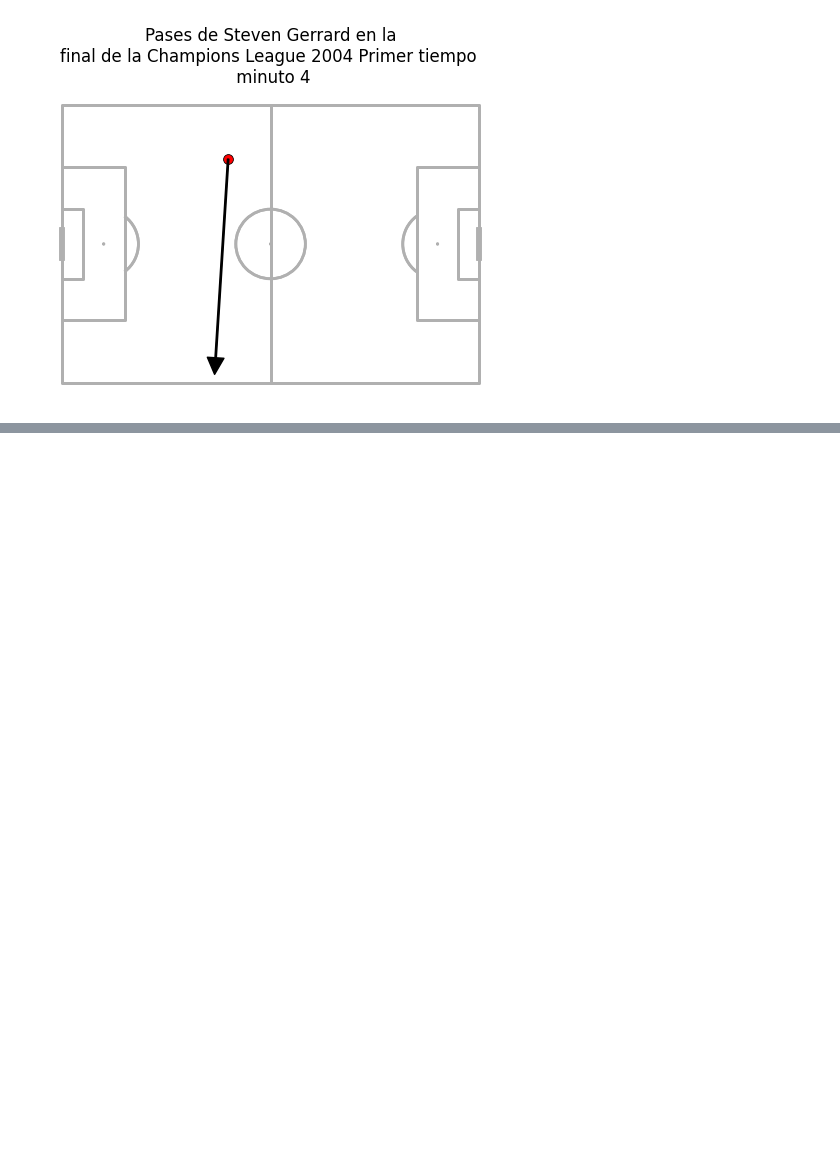
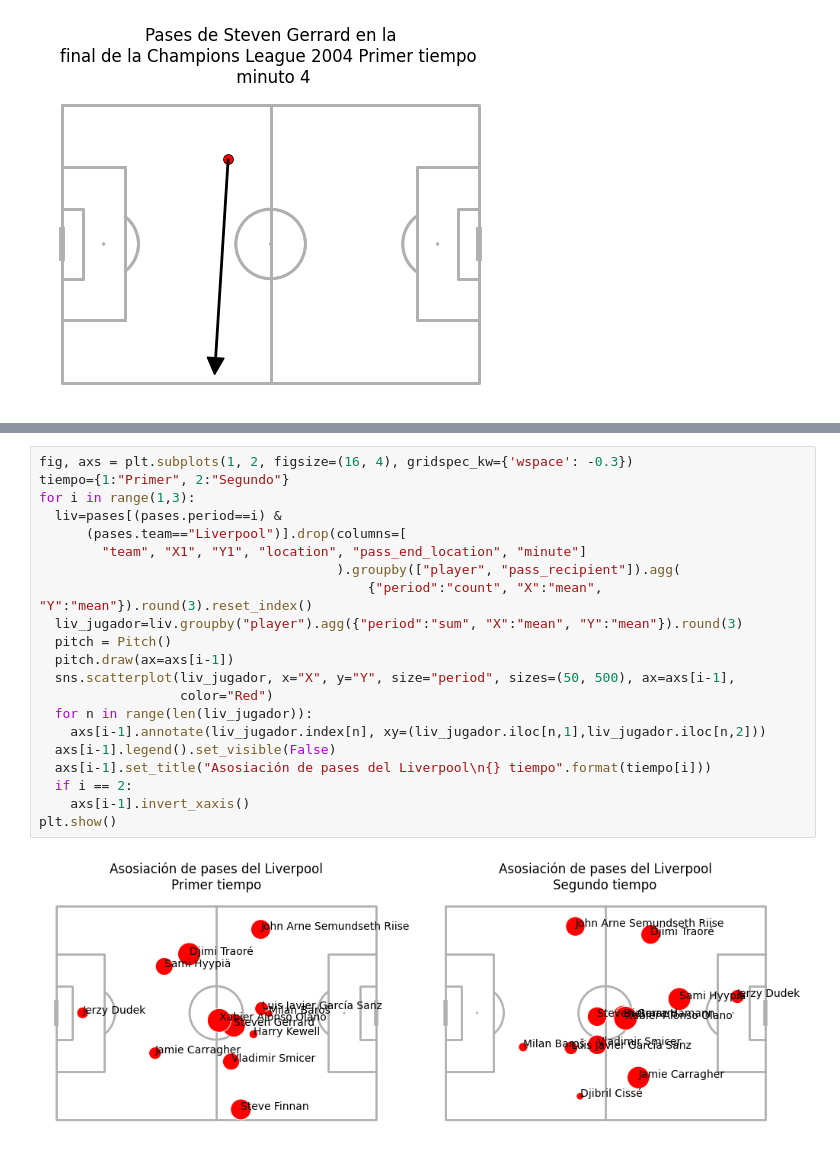
Before and after one commit to enriquegomeztagle/MCD-DataVisualization, a Jupyter notebook: Clase5.ipynb, the cells around one changed output, grey strips where cells are left out. Drawn from its saved outputs; the diff is of its cells as text; blank space fills up the shorter version.

```diff
--- a/Clase5.ipynb
+++ b/Clase5.ipynb
@@ -552,0 +718,23 @@ Player_passes("Steven Gerrard", 1, 4)
+# %%
+fig, axs = plt.subplots(1, 2, figsize=(16, 4), gridspec_kw={'wspace': -0.3})
+tiempo={1:"Primer", 2:"Segundo"}
+for i in range(1,3):
+  liv=pases[(pases.period==i) &
+      (pases.team=="Liverpool")].drop(columns=[
+        "team", "X1", "Y1", "location", "pass_end_location", "minute"]
+                                      ).groupby(["player", "pass_recipient"]).agg(
+                                          {"period":"count", "X":"mean", "Y":"mean"}).round(3).reset_index()
+  liv_jugador=liv.groupby("player").agg({"period":"sum", "X":"mean", "Y":"mean"}).round(3)
+  pitch = Pitch()
+  pitch.draw(ax=axs[i-1])
+  sns.scatterplot(liv_jugador, x="X", y="Y", size="period", sizes=(50, 500), ax=axs[i-1],
+                  color="Red")
+  for n in range(len(liv_jugador)):
+    axs[i-1].annotate(liv_jugador.index[n], xy=(liv_jugador.iloc[n,1],liv_jugador.iloc[n,2]))
+  axs[i-1].legend().set_visible(False)
+  axs[i-1].set_title("Asosiación de pases del Liverpool\n{} tiempo".format(tiempo[i]))
+  if i == 2:
+    axs[i-1].invert_xaxis()
+plt.show()
+# %% [output]
+[figure, added]
```
Also changed, not shown: parts of 12 cells of this notebook.
